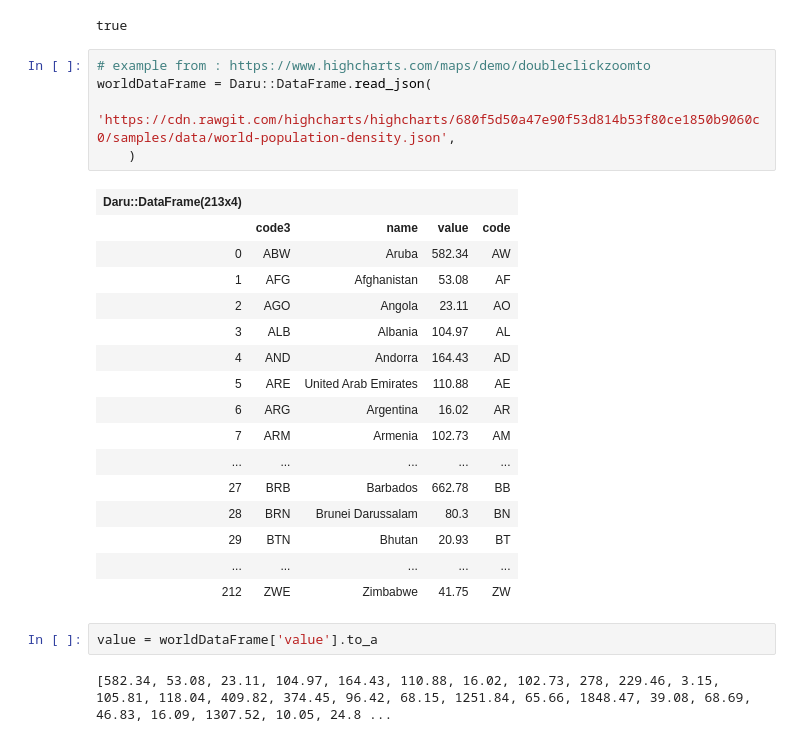
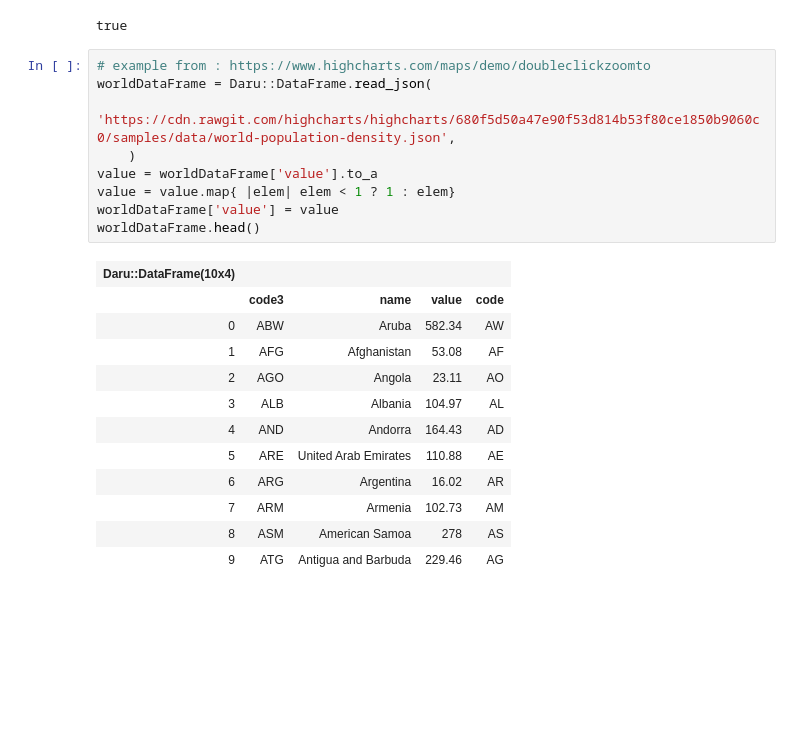
Before and after one commit to Shekharrajak/medium-daru-view-blog, a Jupyter notebook: HighChart Blog daru-view gem introduction.ipynb, the cells around one changed output. Saved outputs shown, nothing was run; the diff lists cells and outputs as text; blank space fills up the shorter version.

```diff
--- a/HighChart Blog daru-view gem introduction.ipynb
+++ b/HighChart Blog daru-view gem introduction.ipynb
@@ -143,10 +143,14 @@ true
 # %%
 # example from : https://www.highcharts.com/maps/demo/doubleclickzoomto
 worldDataFrame = Daru::DataFrame.read_json(
       'https://cdn.rawgit.com/highcharts/highcharts/680f5d50a47e90f53d814b53f80ce1850b9060c0/samples/data/world-population-density.json',
     )
+value = worldDataFrame['value'].to_a
+value = value.map{ |elem| elem < 1 ? 1 : elem}
+worldDataFrame['value'] = value
+worldDataFrame.head()
 # %% [output]
-| Daru::DataFrame(213x4) |  |  |  |  |
+| Daru::DataFrame(10x4) |  |  |  |  |
 |  | code3 | name | value | code |
 | 0 | ABW | Aruba | 582.34 | AW |
 | 1 | AFG | Afghanistan | 53.08 | AF |
@@ -156,13 +160,5 @@ worldDataFrame = Daru::DataFrame.read_json(
 | 5 | ARE | United Arab Emirates | 110.88 | AE |
 | 6 | ARG | Argentina | 16.02 | AR |
 | 7 | ARM | Armenia | 102.73 | AM |
-| ... | ... | ... | ... | ... |
-| 27 | BRB | Barbados | 662.78 | BB |
-| 28 | BRN | Brunei Darussalam | 80.3 | BN |
-| 29 | BTN | Bhutan | 20.93 | BT |
-| ... | ... | ... | ... | ... |
-| 212 | ZWE | Zimbabwe | 41.75 | ZW |
+| 8 | ASM | American Samoa | 278 | AS |
+| 9 | ATG | Antigua and Barbuda | 229.46 | AG |
-# %%
-value = worldDataFrame['value'].to_a
-# %% [output]
-[582.34, 53.08, 23.11, 104.97, 164.43, 110.88, 16.02, 102.73, 278, 229.46, 3.15, 105.81, 118.04, 409.82, 374.45, 96.42, 68.15, 1251.84, 65.66, 1848.47, 39.08, 68.69, 46.83, 16.09, 1307.52, 10.05, 24.8 ...
```
Also changed, not shown: parts of 2 cells of this notebook.
